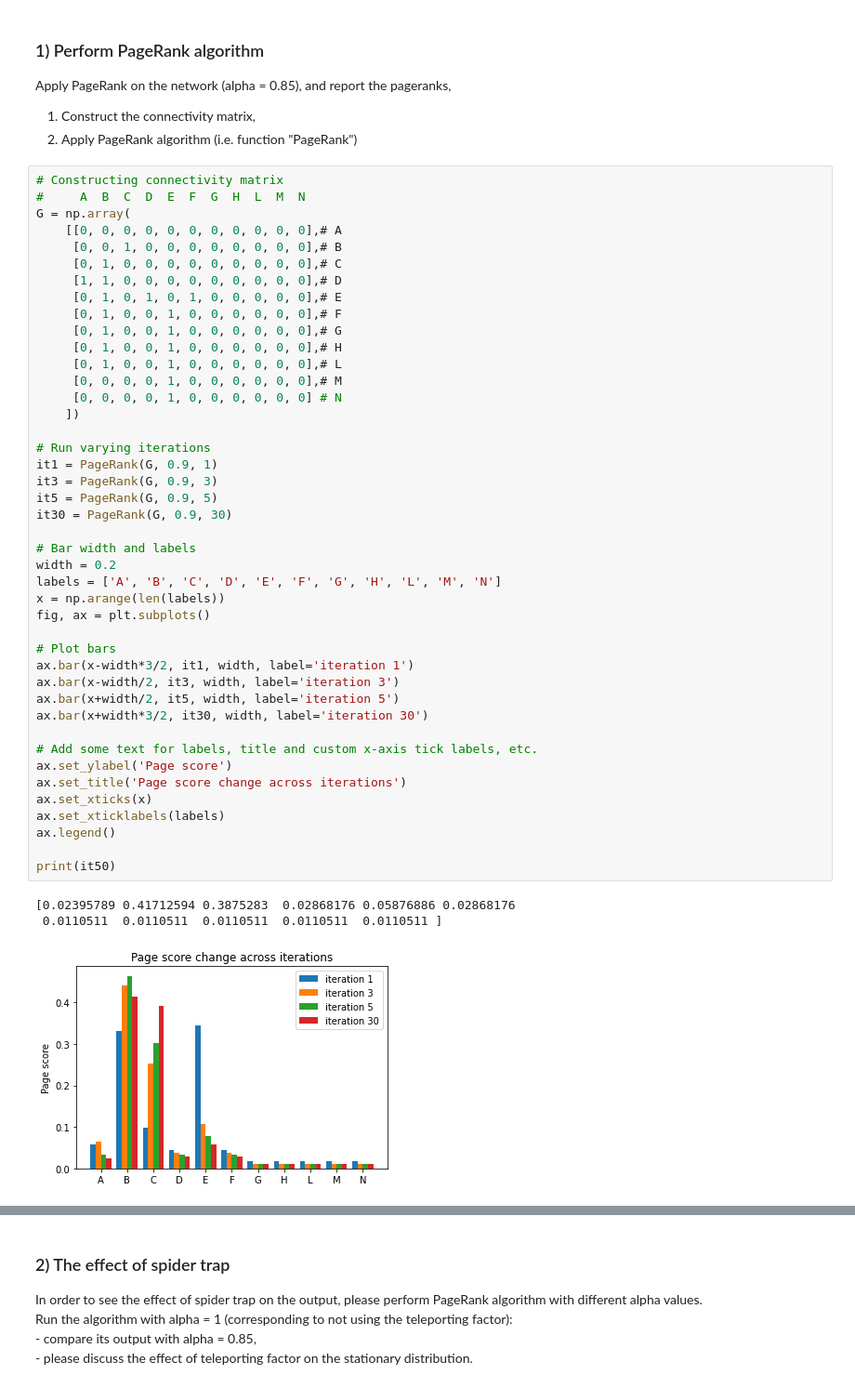
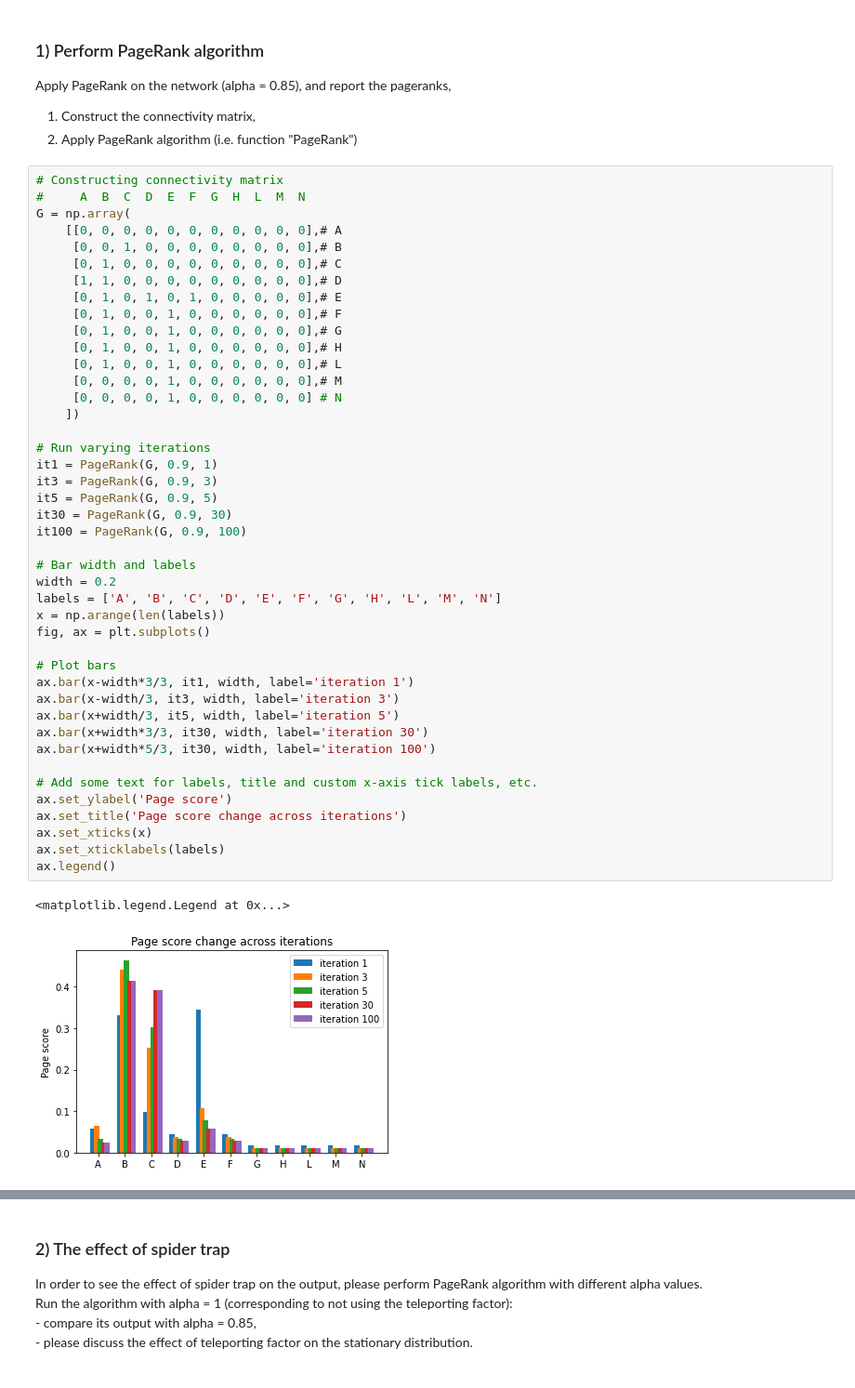
Before and after one commit to fiose/ISC, a Jupyter notebook: assignment_3/assignment3.ipynb, the cells around one changed output, grey strips where cells are left out. Shown at 93% size. Saved outputs shown, nothing was run; the diff lists cells and outputs as text.

```diff
--- a/assignment_3/assignment3.ipynb
+++ b/assignment_3/assignment3.ipynb
@@ -224,39 +231,38 @@ G = np.array(
      [0, 1, 0, 1, 0, 1, 0, 0, 0, 0, 0],# E
      [0, 1, 0, 0, 1, 0, 0, 0, 0, 0, 0],# F
      [0, 1, 0, 0, 1, 0, 0, 0, 0, 0, 0],# G
      [0, 1, 0, 0, 1, 0, 0, 0, 0, 0, 0],# H
      [0, 1, 0, 0, 1, 0, 0, 0, 0, 0, 0],# L
      [0, 0, 0, 0, 1, 0, 0, 0, 0, 0, 0],# M
      [0, 0, 0, 0, 1, 0, 0, 0, 0, 0, 0] # N
     ])
 
 # Run varying iterations
 it1 = PageRank(G, 0.9, 1)
 it3 = PageRank(G, 0.9, 3)
 it5 = PageRank(G, 0.9, 5)
 it30 = PageRank(G, 0.9, 30)
+it100 = PageRank(G, 0.9, 100)
 
 # Bar width and labels
 width = 0.2
 labels = ['A', 'B', 'C', 'D', 'E', 'F', 'G', 'H', 'L', 'M', 'N']
 x = np.arange(len(labels))
 fig, ax = plt.subplots()
 
 # Plot bars
-ax.bar(x-width*3/2, it1, width, label='iteration 1')
-ax.bar(x-width/2, it3, width, label='iteration 3')
-ax.bar(x+width/2, it5, width, label='iteration 5')
-ax.bar(x+width*3/2, it30, width, label='iteration 30')
+ax.bar(x-width*3/3, it1, width, label='iteration 1')
+ax.bar(x-width/3, it3, width, label='iteration 3')
+ax.bar(x+width/3, it5, width, label='iteration 5')
+ax.bar(x+width*3/3, it30, width, label='iteration 30')
+ax.bar(x+width*5/3, it30, width, label='iteration 100')
 
 # Add some text for labels, title and custom x-axis tick labels, etc.
 ax.set_ylabel('Page score')
 ax.set_title('Page score change across iterations')
 ax.set_xticks(x)
 ax.set_xticklabels(labels)
 ax.legend()
-
-print(it50)
 # %% [output]
-[0.02395789 0.41712594 0.3875283  0.02868176 0.05876886 0.02868176
- 0.0110511  0.0110511  0.0110511  0.0110511  0.0110511 ]
+<matplotlib.legend.Legend at 0x...>
-[figure, old version]
+[figure, new version]
```
Also changed, not shown: parts of 3 cells of this notebook.
